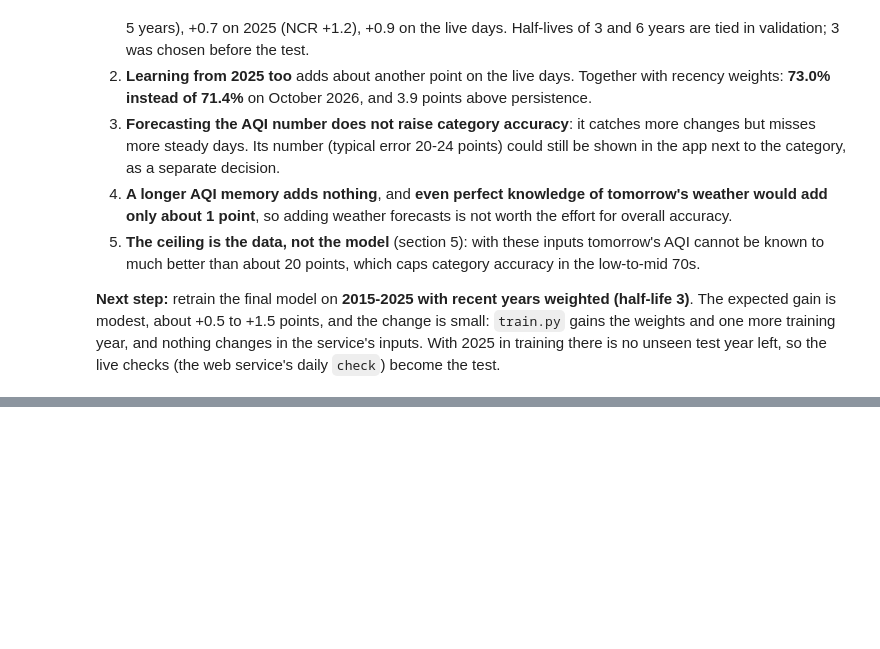
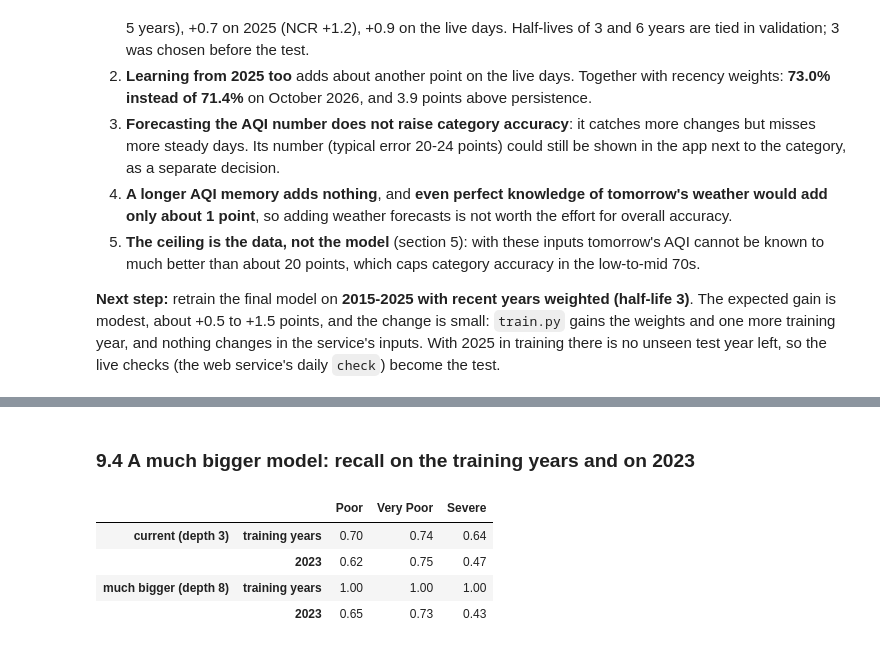
Before and after one commit to shohbitgupta/aqi_forcasting, a Jupyter notebook: experiments/accuracy_experiments.ipynb, the cells around one changed output, grey strips where cells are left out. Cells and saved outputs as stored; diff of their text form; code cells hidden in the pictures; blank space fills up the shorter version.

```diff
--- a/experiments/accuracy_experiments.ipynb
+++ b/experiments/accuracy_experiments.ipynb
@@ -320,0 +334,8 @@ perfect_weather     0.724       0.011           0.343           0.902
+# %%
+HIGH = ['Poor', 'Very Poor', 'Severe']
+polluted = df[df['aqi_today'] > 200]
+move = (polluted['tomorrow_aqi'] - polluted['aqi_today']).abs()
+print(f'AQI above 200 today: tomorrow moves by {move.median():.0f} points on a typical day, 50+ on {(move >= 50).mean():.0%} '
+      f'of days and 100+ on {(move >= 100).mean():.0%} (each category is 100 points wide)')
+pd.DataFrame({f'today {lo}-{hi}': df[df['aqi_today'].between(lo, hi)][T.TARGET].astype(str).value_counts(normalize=True)
+              for lo, hi in [(301, 350), (351, 400), (401, 450)]}).reindex(['Moderate'] + HIGH).T.round(2)
@@ -320,0 +377,15 @@ perfect_weather     0.724       0.011           0.343           0.902
+# %%
+from sklearn.metrics import recall_score
+
+def high_recall(model, part):
+    y_true = part[T.TARGET].astype(str).to_numpy()
+    pred = model.predict(part[T.FEATURES].to_dict('records'))
+    return {c: recall_score(y_true, pred, labels=[c], average='macro') for c in HIGH}
+
+def fit_classifier(part, params=T.PARAMS):
+    model = Pipeline([('dv', DictVectorizer(sparse=False)), ('m', CategoryXGB(**params))])
+    return model.fit(part[T.FEATURES].to_dict('records'), part[T.TARGET].astype(str).to_numpy())
+
+train_22, val_23 = df[df['date'].dt.year <= 2022], df[df['date'].dt.year == 2023]
+pd.DataFrame({f'{share:.0%} of the data': high_recall(fit_classifier(train_22.sample(frac=share, random_state=1)), val_23)
+              for share in (0.25, 0.5, 0.75, 1.0)}).T.round(2)
@@ -320,0 +398,15 @@ perfect_weather     0.724       0.011           0.343           0.902
+# %% [markdown]
+### 9.4 A much bigger model: recall on the training years and on 2023
+# %%
+rows = {}
+for name, params in [('current (depth 3)', T.PARAMS), ('much bigger (depth 8)', {**T.PARAMS, 'max_depth': 8, 'min_child_weight': 1})]:
+    model = fit_classifier(train_22, params)
+    rows[(name, 'training years')] = high_recall(model, train_22)
+    rows[(name, '2023')] = high_recall(model, val_23)
+pd.DataFrame(rows).T.round(2)
+# %% [output]
+|  |  | Poor | Very Poor | Severe |
+| current (depth 3) | training years | 0.70 | 0.74 | 0.64 |
+|  | 2023 | 0.62 | 0.75 | 0.47 |
+| much bigger (depth 8) | training years | 1.00 | 1.00 | 1.00 |
+|  | 2023 | 0.65 | 0.73 | 0.43 |
```
Also changed, not shown: parts of 10 cells of this notebook, 3 other files.
